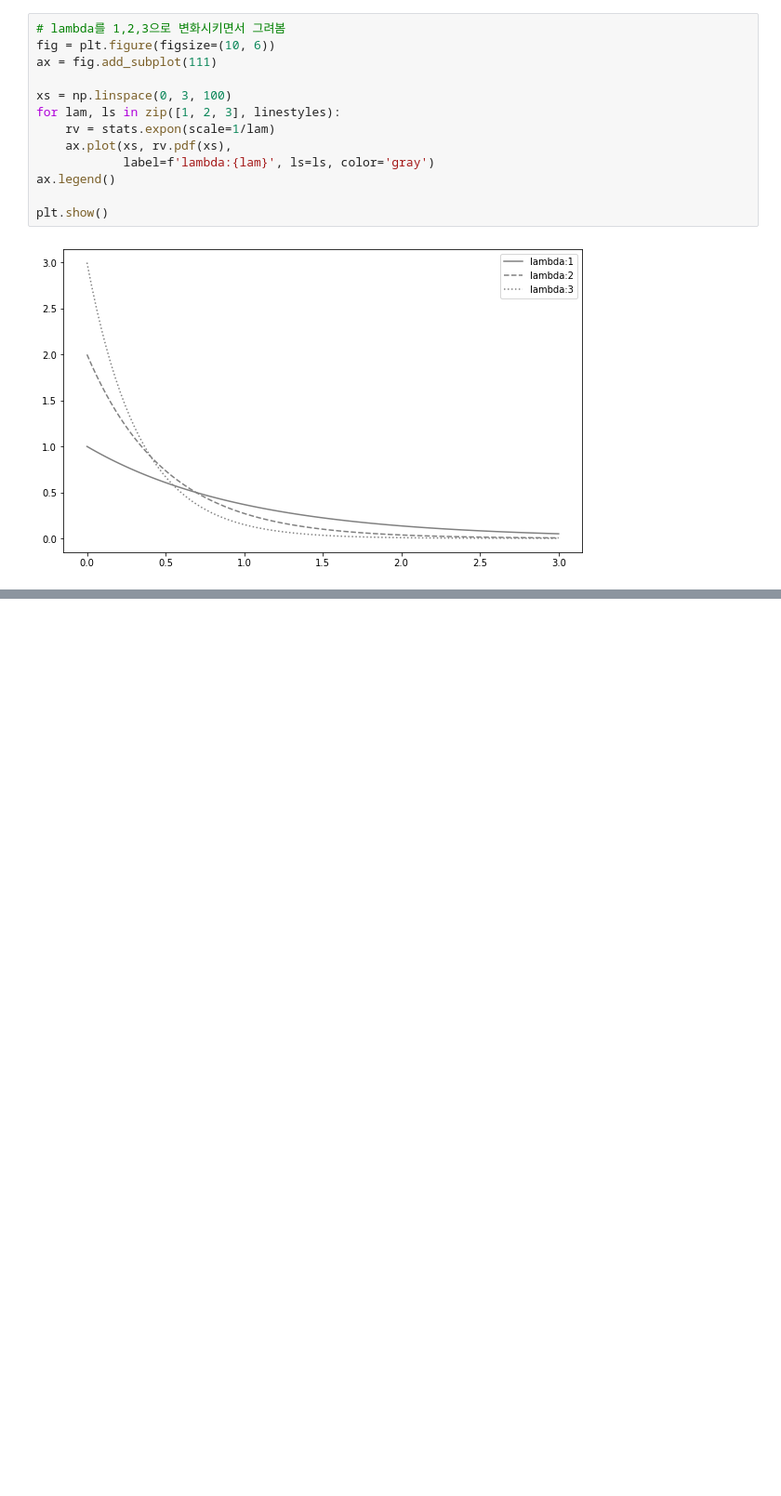
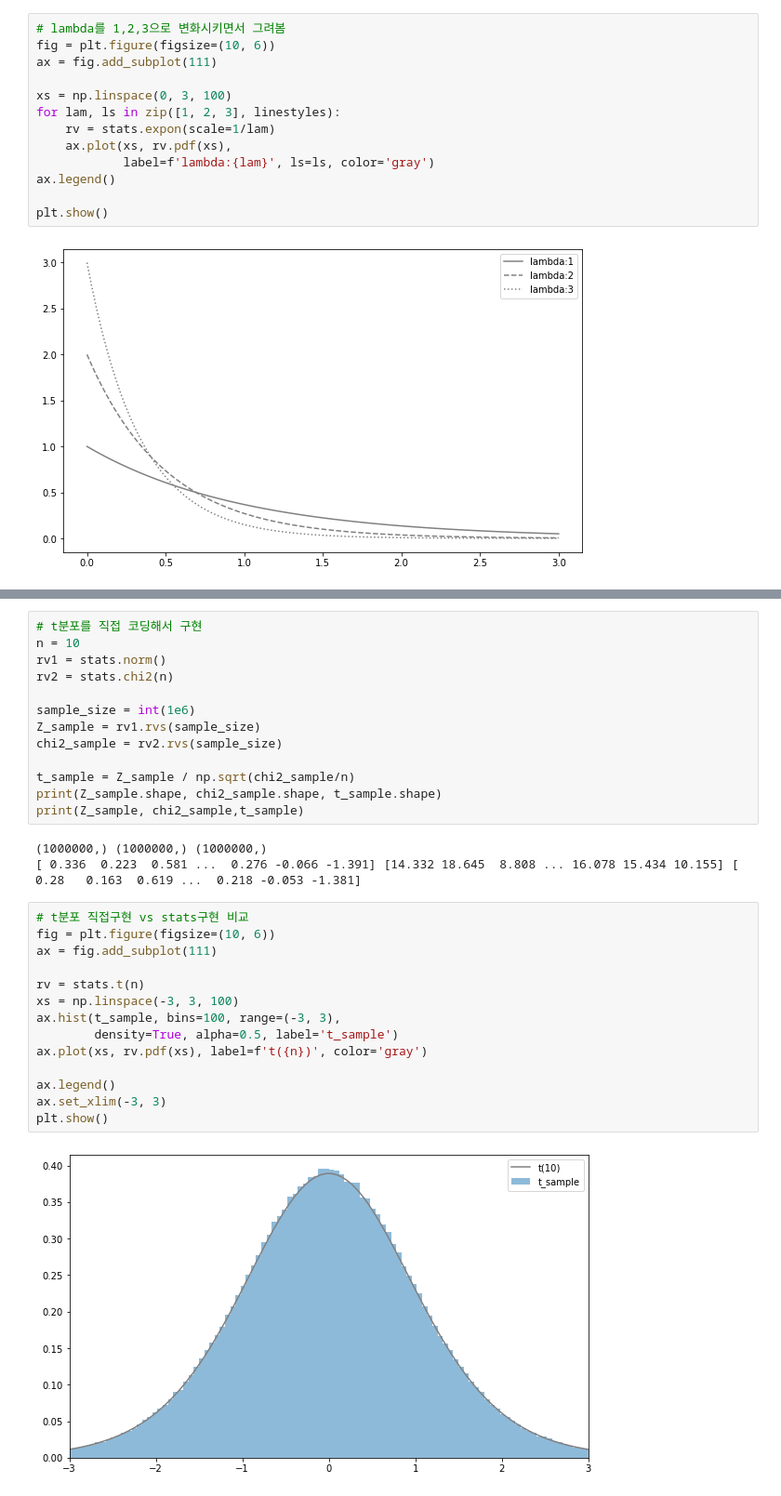
Before and after one commit to wousikchoi16/statpython, a Jupyter notebook: Ch08_대표적인연속형확률분포.ipynb, the cells around one changed output, grey strips where cells are left out. Shown at 93% size. Saved outputs shown, nothing was run; the diff lists cells and outputs as text; blank space fills up the shorter version.

```diff
--- a/Ch08_대표적인연속형확률분포.ipynb
+++ b/Ch08_대표적인연속형확률분포.ipynb
@@ -307,0 +317,32 @@ print(rv.isf(0.05),rv.isf(0.95))
+# %%
+# t분포를 직접 코딩해서 구현
+n = 10
+rv1 = stats.norm()
+rv2 = stats.chi2(n)
+
+sample_size = int(1e6)
+Z_sample = rv1.rvs(sample_size)
+chi2_sample = rv2.rvs(sample_size)
+
+t_sample = Z_sample / np.sqrt(chi2_sample/n)
+print(Z_sample.shape, chi2_sample.shape, t_sample.shape)
+print(Z_sample, chi2_sample,t_sample)
+# %% [output]
+(1000000,) (1000000,) (1000000,)
+[ 0.336  0.223  0.581 ...  0.276 -0.066 -1.391] [14.332 18.645  8.808 ... 16.078 15.434 10.155] [ 0.28   0.163  0.619 ...  0.218 -0.053 -1.381]
+# %%
+# t분포 직접구현 vs stats구현 비교
+fig = plt.figure(figsize=(10, 6))
+ax = fig.add_subplot(111)
+
+rv = stats.t(n)
+xs = np.linspace(-3, 3, 100)
+ax.hist(t_sample, bins=100, range=(-3, 3),
+        density=True, alpha=0.5, label='t_sample')
+ax.plot(xs, rv.pdf(xs), label=f't({n})', color='gray')
+
+ax.legend()
+ax.set_xlim(-3, 3)
+plt.show()
+# %% [output]
+[figure, added]
```
Also changed, not shown: parts of 23 cells of this notebook.
